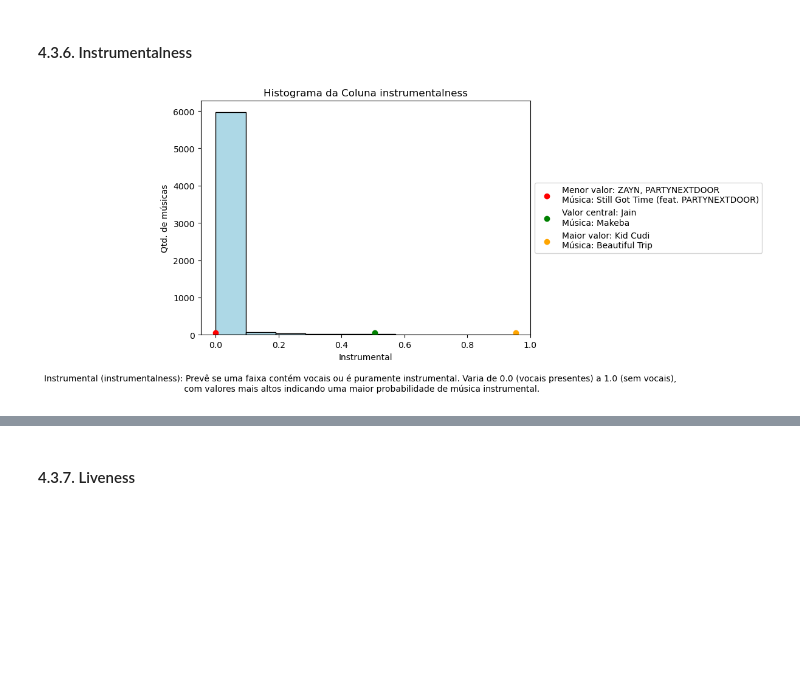
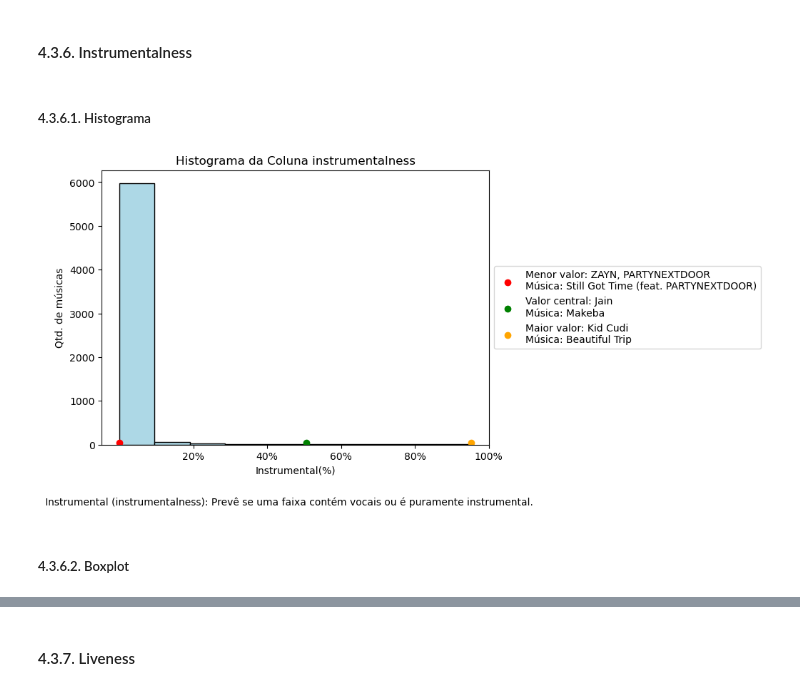
Before and after one commit to EandroC/ExplorandoPrincipaisMusicasDoSpotify, a Jupyter notebook: Analise.ipynb, the cells around one changed output, grey strips where cells are left out. Drawn from its saved outputs; the diff is of its cells as text; code cells hidden in the pictures; blank space fills up the shorter version.

```diff
--- a/Analise.ipynb
+++ b/Analise.ipynb
@@ -705,26 +777,31 @@ plt.show()
 # %% [markdown]
 #### 4\.3\.6\. Instrumentalness
+# %% [markdown]
+##### 4\.3\.6\.1\. Histograma
 # %%
 coluna = 'instrumentalness'
 
 minimo, central, maximo, min_musica, central_musica, max_musica = calculo_resumos(dados_sem_duplicatas,
                                                                                  coluna)
 plt.figure(figsize=(7, 5))
 
 plt.hist(dados_sem_duplicatas['instrumentalness'], bins=10, color='lightblue', edgecolor='black')
 
 plt.scatter(minimo, 50, color='red', label=f'Menor valor: {min_musica[0]} \nMúsica: {min_musica[1]}')
 plt.scatter(central, 50, color='green', label=f'Valor central: {central_musica[0]} \nMúsica: {central_musica[1]}')
 plt.scatter(maximo, 50, color='orange', label=f'Maior valor: {max_musica[0]} \nMúsica: {max_musica[1]}')
 
-plt.xlabel('Instrumental')
+plt.xlabel('Instrumental(%)')
 plt.ylabel('Qtd. de músicas')
 plt.title(f'Histograma da Coluna {coluna}')
+plt.xticks([0.2, 0.4, 0.6, 0.8, 1.0], ['20%', '40%', '60%', '80%', '100%'])
 
-description = f"Instrumental ({coluna}): Prevê se uma faixa contém vocais ou é puramente instrumental. Varia de 0.0 (vocais presentes) a 1.0 (sem vocais),\n com valores mais altos indicando uma maior probabilidade de música instrumental."
+description = f"Instrumental ({coluna}): Prevê se uma faixa contém vocais ou é puramente instrumental."
 plt.figtext(0.5, -0.05, description, horizontalalignment='center', verticalalignment='center')
 
 plt.legend(loc='center left', bbox_to_anchor=(1, 0.5))
 plt.show()
 # %% [output]
-[figure, old version]
+[figure, new version]
+# %% [markdown]
+##### 4\.3\.6\.2\. Boxplot
```
Also changed, not shown: parts of 22 cells of this notebook.
